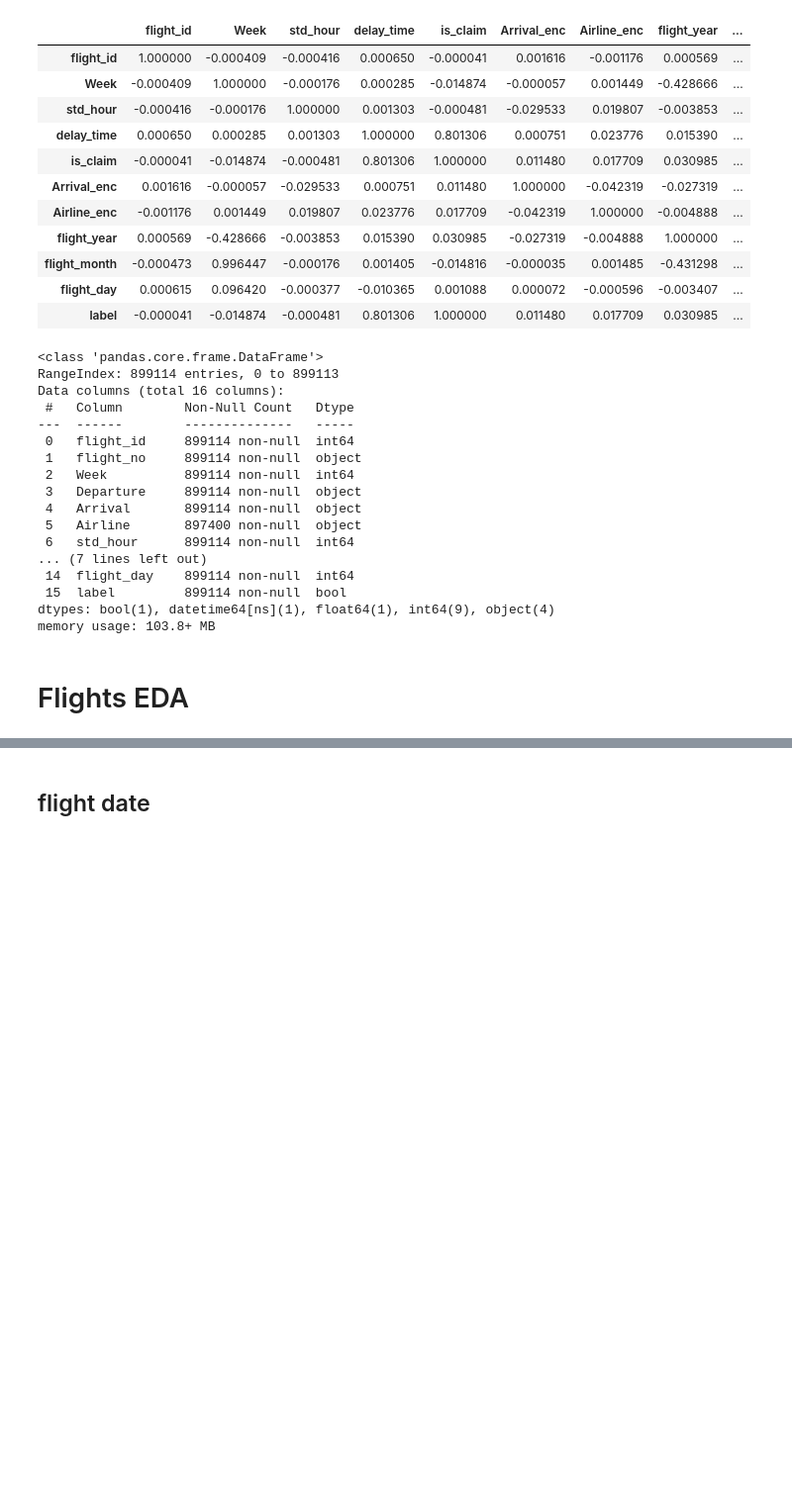
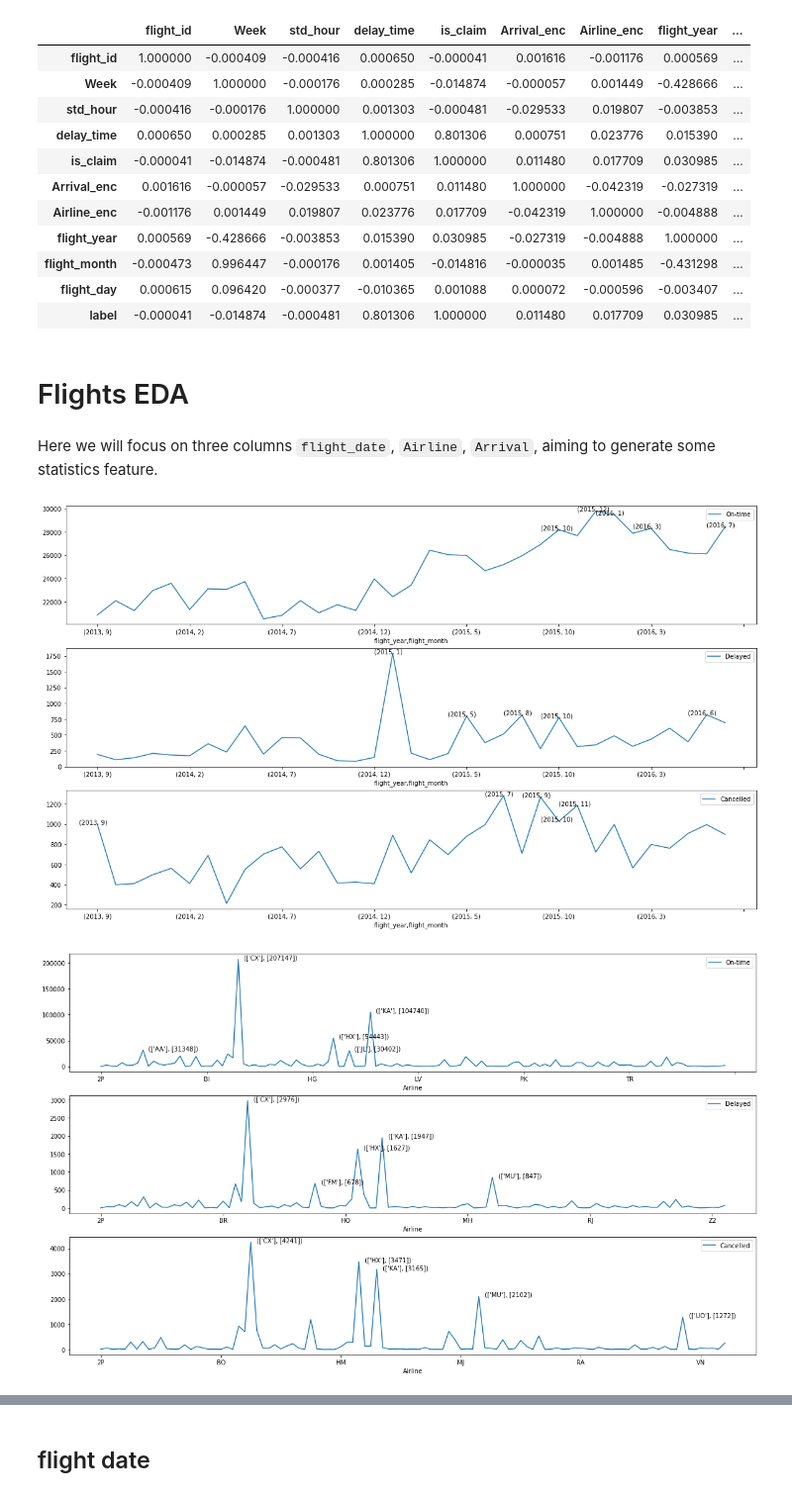
Before and after one commit to timsu27/flight_delays, a Jupyter notebook: flight_delays.ipynb, the cells around one changed output, grey strips where cells are left out. Shown: that part at 99% size. Saved outputs shown, nothing was run; the diff lists cells and outputs as text; code cells hidden in the pictures; blank space fills up the shorter version.

```diff
--- a/flight_delays.ipynb
+++ b/flight_delays.ipynb
@@ -41,23 +100,3 @@ corr.style.background_gradient()
 | flight_month | -0.000473 | 0.996447 | -0.000176 | 0.001405 | -0.014816 | -0.000035 | 0.001485 | -0.431298 | ... |
 | flight_day | 0.000615 | 0.096420 | -0.000377 | -0.010365 | 0.001088 | 0.000072 | -0.000596 | -0.003407 | ... |
 | label | -0.000041 | -0.014874 | -0.000481 | 0.801306 | 1.000000 | 0.011480 | 0.017709 | 0.030985 | ... |
-# %%
-df.info()
-# %% [output]
-<class 'pandas.core.frame.DataFrame'>
-RangeIndex: 899114 entries, 0 to 899113
-Data columns (total 16 columns):
- #   Column        Non-Null Count   Dtype
----  ------        --------------   -----
- 0   flight_id     899114 non-null  int64
- 1   flight_no     899114 non-null  object
- 2   Week          899114 non-null  int64
- 3   Departure     899114 non-null  object
- 4   Arrival       899114 non-null  object
- 5   Airline       897400 non-null  object
- 6   std_hour      899114 non-null  int64
-... (7 lines left out)
- 14  flight_day    899114 non-null  int64
- 15  label         899114 non-null  bool
-dtypes: bool(1), datetime64[ns](1), float64(1), int64(9), object(4)
-memory usage: 103.8+ MB
@@ -68,2 +103,4 @@ import seaborn as sns
 # %% [markdown]
 # Flights EDA
+# %% [markdown]
+Here we will focus on three columns `flight_date`, `Airline`, `Arrival`, aiming to generate some statistics feature.
@@ -70,4 +111,32 @@ import seaborn as sns
 # %%
-delayed_flights = df[(df.delay_time >= 3)&(df.delay_time != 9999)]
-cancel_flights = df[df.delay_time == 9999]
-ontime_flights = df[df.delay_time < 3]
+dataframe_dict = {
+    "On-time": df[df.delay_time < 3],
+    "Delayed": df[(df.delay_time >= 3)&(df.delay_time != 9999)],
+    "Cancelled": df[df.delay_time == 9999]
+}
+# %%
+def value_count_plot(item: tuple, value_columns: list, axis_index: int):
+    (key, dataframe) = item
+    default_col = ['delay_time']
+    columns = default_col + value_columns
+    df = dataframe[columns].groupby(value_columns).count()
+    df.plot(ax=ax[axis_index])
+
+    ax[axis_index].legend([key])
+    for idx, row in df.reset_index().sort_values(by=default_col, ascending=False).head().iterrows():
+        if len(value_columns) == 1:
+            ax[axis_index].annotate("({x}, {y})".format(x=row.loc[value_columns].values, y=row.loc[default_col].values), (idx+1, row.loc[default_col].values))
+        else:
+            ax[axis_index].annotate("({x}, {y})".format(x=row.loc[value_columns[0]], y=row.loc[value_columns[1]]), (idx-1, row.loc[default_col].values))
+# %%
+
+for col in [['flight_year', 'flight_month'], ['Airline'], ['Arrival']]:
+    fig, ax=plt.subplots(nrows=3, ncols=1, figsize=(20, 12))
+
+    count = 0
+    for item in dataframe_dict.items():
+        value_count_plot(item=item, value_columns=col, axis_index=count)
+        count += 1
+# %% [output]
+[figure, added]
+[figure, added]
```
Also changed, not shown: parts of 20 cells of this notebook.
